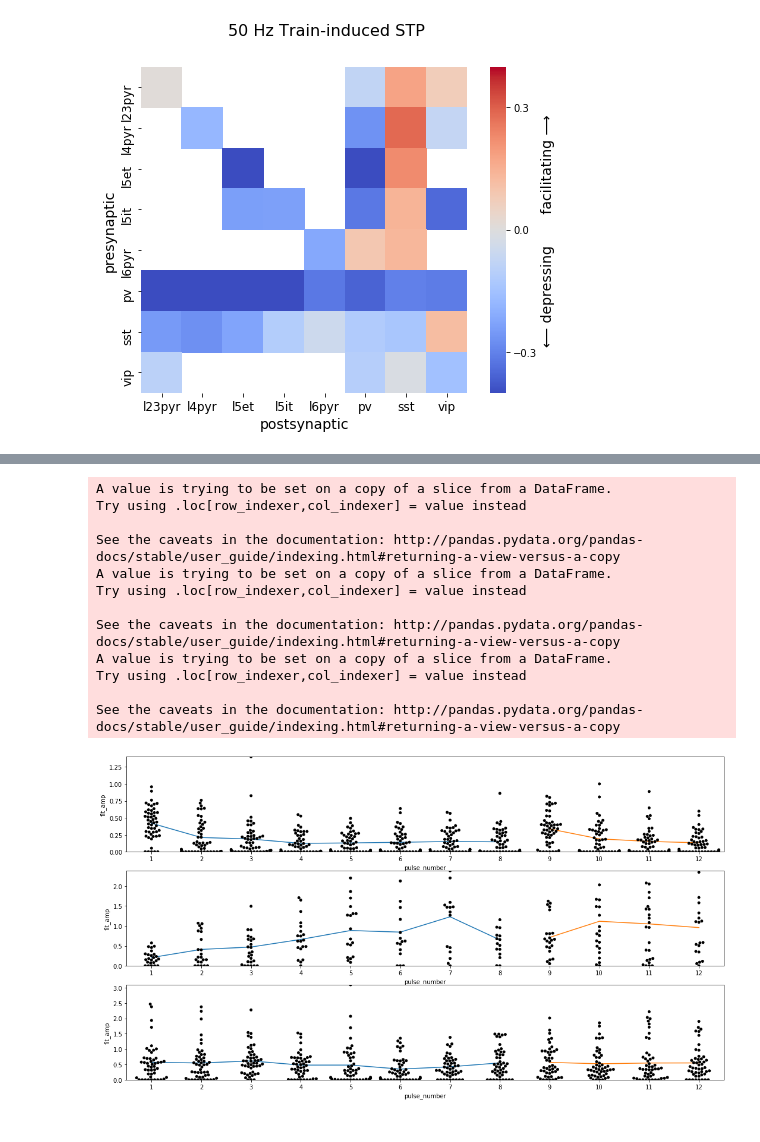
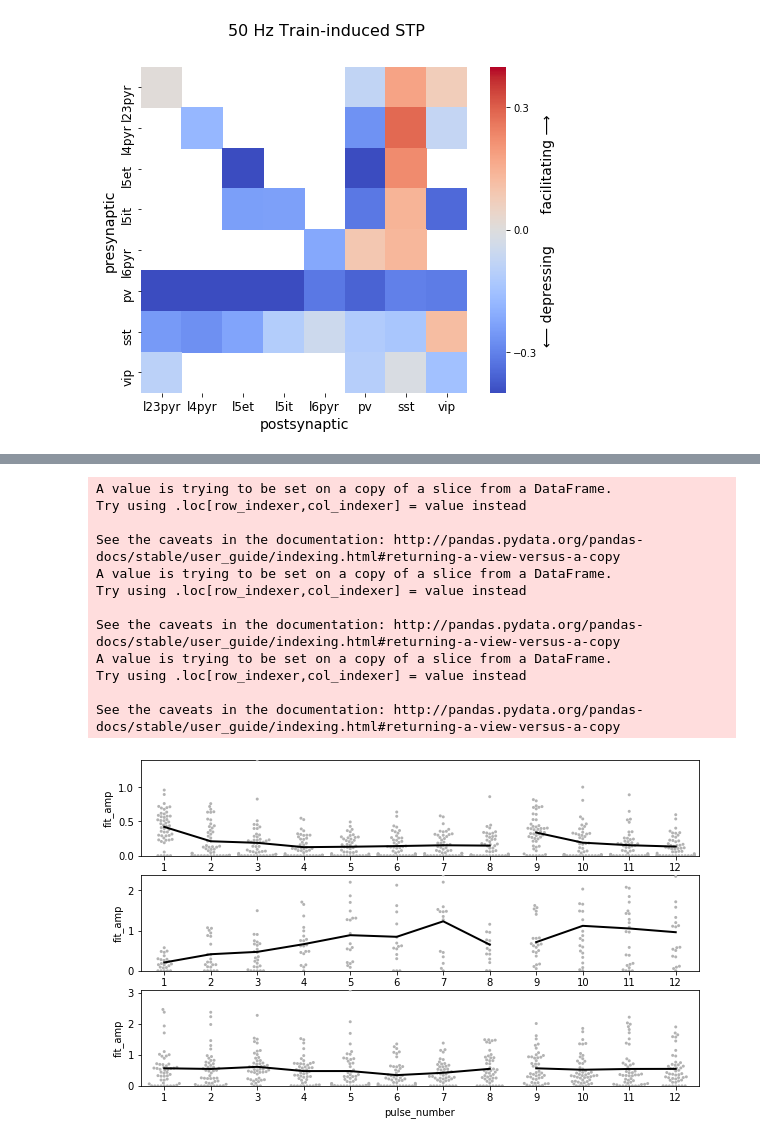
Before and after one commit to campagnola/aisynphys, a Jupyter notebook: Figure 4.ipynb, the cells around one changed output, grey strips where cells are left out. Cells and saved outputs as stored; diff of their text form; code cells hidden in the pictures.

```diff
--- a/Figure 4.ipynb
+++ b/Figure 4.ipynb
@@ -193,8 +181,8 @@ import seaborn as sns
 %matplotlib inline
 
 limits = {
-    'stp_initial_50hz': (-1.5, 1.5),
-    'stp_induction_50hz': (-1.5, 1.5),
+    'stp_initial_50hz': (-1.0, 1.0),
+    'stp_induction_50hz': (-1.0, 1.0),
     'stp_recovery_250ms': (-0.5, 0.5),
 }
 units = ['ms', 'ms', 'ms', 'mV']
@@ -207,7 +195,7 @@ stp_mean = pairs.groupby('pair_class').mean()['stp_initial_50hz']
 order = stp_mean.argsort()
 index_order = stp_mean.index[order]
 
-fig,ax = plt.subplots(len(limits), 1, figsize=(12, 2.5 * len(limits)))
+fig,ax = plt.subplots(len(limits), 1, figsize=(8, 2.5 * len(limits)))
 
 
 for i, (field, lim) in enumerate(limits.items()):
@@ -239,7 +227,7 @@ plot_pairs = [
 
 ]
 
-fig,ax = plt.subplots(len(plot_pairs), 1, figsize=(6*len(plot_pairs), 10))
+fig,ax = plt.subplots(len(plot_pairs), 1, figsize=(10, 2*len(plot_pairs)))
 
 for pair_i, (expt_id, pair_id) in enumerate(plot_pairs):
     pair = db.experiment_from_ext_id(expt_id).pairs[pair_id]
@@ -304,7 +292,7 @@ for pair_i, (expt_id, pair_id) in enumerate(plot_pairs):
     ax[pair_i].set_ylim(0, filtered['fit_amp'].max())
 
 #     sns.boxplot(x='pulse_number', y='fit_amp', data=filtered, ax=ax[ind_i], palette='pastel', width=0.8, linewidth=1)
-    sns.swarmplot(x='pulse_number', y='fit_amp', data=filtered, color='k', ax=ax[pair_i])
+    sns.swarmplot(x='pulse_number', y='fit_amp', data=filtered, color=(0.7, 0.7, 0.7), size=3, ax=ax[pair_i])
 
     ind_trains = trains.get(ind_f, {})
 
@@ -316,33 +304,33 @@ for pair_i, (expt_id, pair_id) in enumerate(plot_pairs):
                 if np.isfinite(amp):
                     ind_pulses[i].append(amp)
 
     pulse_means = [sign * 1000 * np.mean(ip) for ip in ind_pulses]
-    ax[pair_i].plot(range(0,8), pulse_means[:8])
-    ax[pair_i].plot(range(8,12), pulse_means[8:12])
+    ax[pair_i].plot(range(0,8), pulse_means[:8], color='k', linewidth=2, zorder=100)
+    ax[pair_i].plot(range(8,12), pulse_means[8:12], color='k', linewidth=2, zorder=100)
 
     #     x = []
     #     y = []
     #     for i in range(12):
     #         if len(ind_pulses[i]) == 0:
     #             continue
     #         y.extend(ind_pulses[i])
     #         xs = pg.pseudoScatter(np.array(ind_pulses[i]), bidir=True, shuffle=True)
     #         xs /= np.abs(xs).max() * 4
     #         x.extend(xs + i)
 
     #     self.ind_plots[ind_i].clear()
     #     self.ind_plots[ind_i].plot(x, y, pen=None, symbol='o')
 # %% [output]
 A value is trying to be set on a copy of a slice from a DataFrame.
 Try using .loc[row_indexer,col_indexer] = value instead
 
 See the caveats in the documentation: http://pandas.pydata.org/pandas-docs/stable/user_guide/indexing.html#returning-a-view-versus-a-copy
 A value is trying to be set on a copy of a slice from a DataFrame.
 Try using .loc[row_indexer,col_indexer] = value instead
 
 See the caveats in the documentation: http://pandas.pydata.org/pandas-docs/stable/user_guide/indexing.html#returning-a-view-versus-a-copy
 A value is trying to be set on a copy of a slice from a DataFrame.
 Try using .loc[row_indexer,col_indexer] = value instead
 
 See the caveats in the documentation: http://pandas.pydata.org/pandas-docs/stable/user_guide/indexing.html#returning-a-view-versus-a-copy
-[figure, old version]
+[figure, new version]
```
Also changed, not shown: parts of 3 cells of this notebook.
